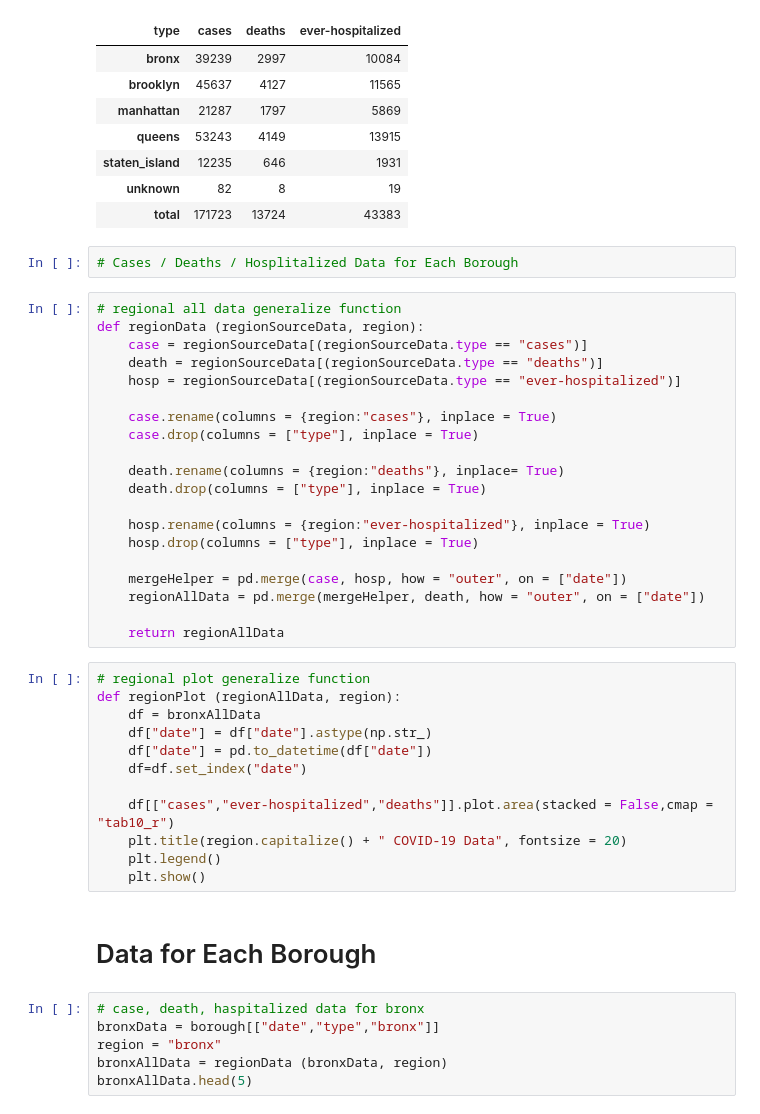
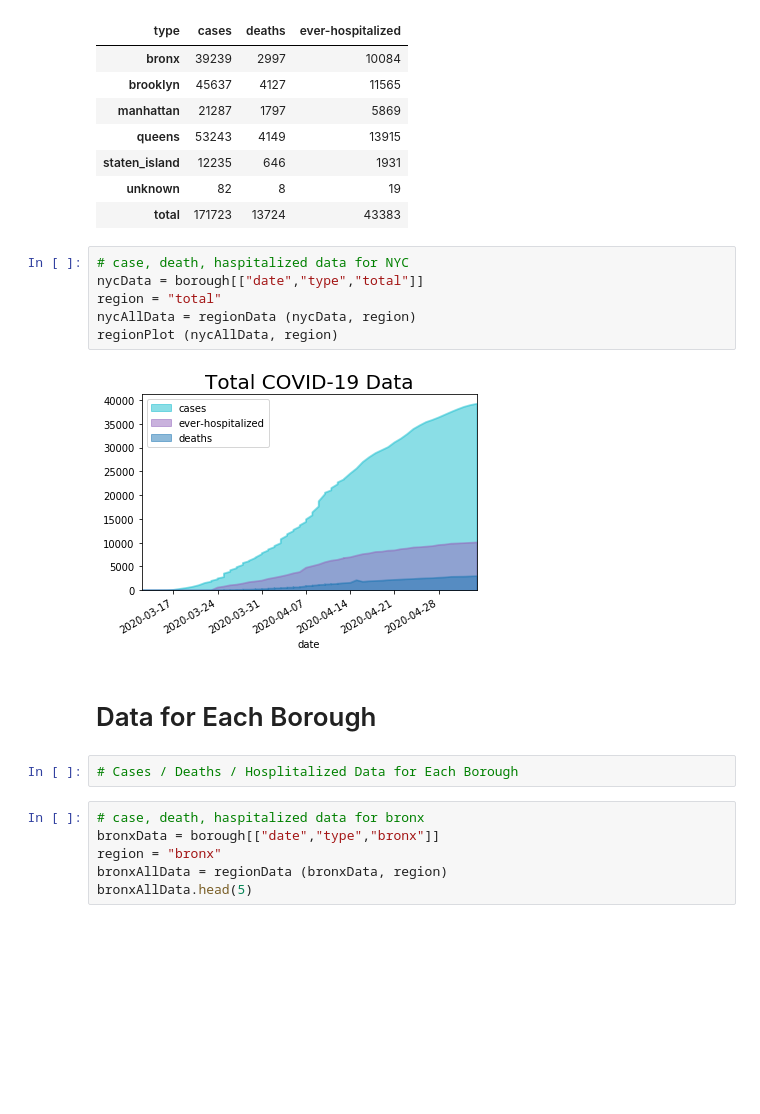
Before and after one commit to ArcZz/Nyc_Cov19_project, a Jupyter notebook: Part_1.ipynb, the cells around one changed output. Drawn from its saved outputs; the diff is of its cells as text; blank space fills up the shorter version.

```diff
--- a/Part_1.ipynb
+++ b/Part_1.ipynb
@@ -97,42 +129,18 @@ df2.style.background_gradient(cmap = cm)
 | staten_island | 12235 | 646 | 1931 |
 | unknown | 82 | 8 | 19 |
 | total | 171723 | 13724 | 43383 |
+# %%
+# case, death, haspitalized data for NYC
+nycData = borough[["date","type","total"]]
+region = "total"
+nycAllData = regionData (nycData, region)
+regionPlot (nycAllData, region)
+# %% [output]
+[figure, added]
+# %% [markdown]
+# Data for Each Borough
 # %%
 # Cases / Deaths / Hosplitalized Data for Each Borough
-# %%
-# regional all data generalize function
-def regionData (regionSourceData, region):
-    case = regionSourceData[(regionSourceData.type == "cases")]
-    death = regionSourceData[(regionSourceData.type == "deaths")]
-    hosp = regionSourceData[(regionSourceData.type == "ever-hospitalized")]
-
-    case.rename(columns = {region:"cases"}, inplace = True)
-    case.drop(columns = ["type"], inplace = True)
-
-    death.rename(columns = {region:"deaths"}, inplace= True)
-    death.drop(columns = ["type"], inplace = True)
-
-    hosp.rename(columns = {region:"ever-hospitalized"}, inplace = True)
-    hosp.drop(columns = ["type"], inplace = True)
-
-    mergeHelper = pd.merge(case, hosp, how = "outer", on = ["date"])
-    regionAllData = pd.merge(mergeHelper, death, how = "outer", on = ["date"])
-
-    return regionAllData
-# %%
-# regional plot generalize function
-def regionPlot (regionAllData, region):
-    df = bronxAllData
-    df["date"] = df["date"].astype(np.str_)
-    df["date"] = pd.to_datetime(df["date"])
-    df=df.set_index("date")
-
-    df[["cases","ever-hospitalized","deaths"]].plot.area(stacked = False,cmap = "tab10_r")
-    plt.title(region.capitalize() + " COVID-19 Data", fontsize = 20)
-    plt.legend()
-    plt.show()
-# %% [markdown]
-# Data for Each Borough
 # %%
 # case, death, haspitalized data for bronx
 bronxData = borough[["date","type","bronx"]]
```
Also changed, not shown: parts of 3 cells of this notebook.
